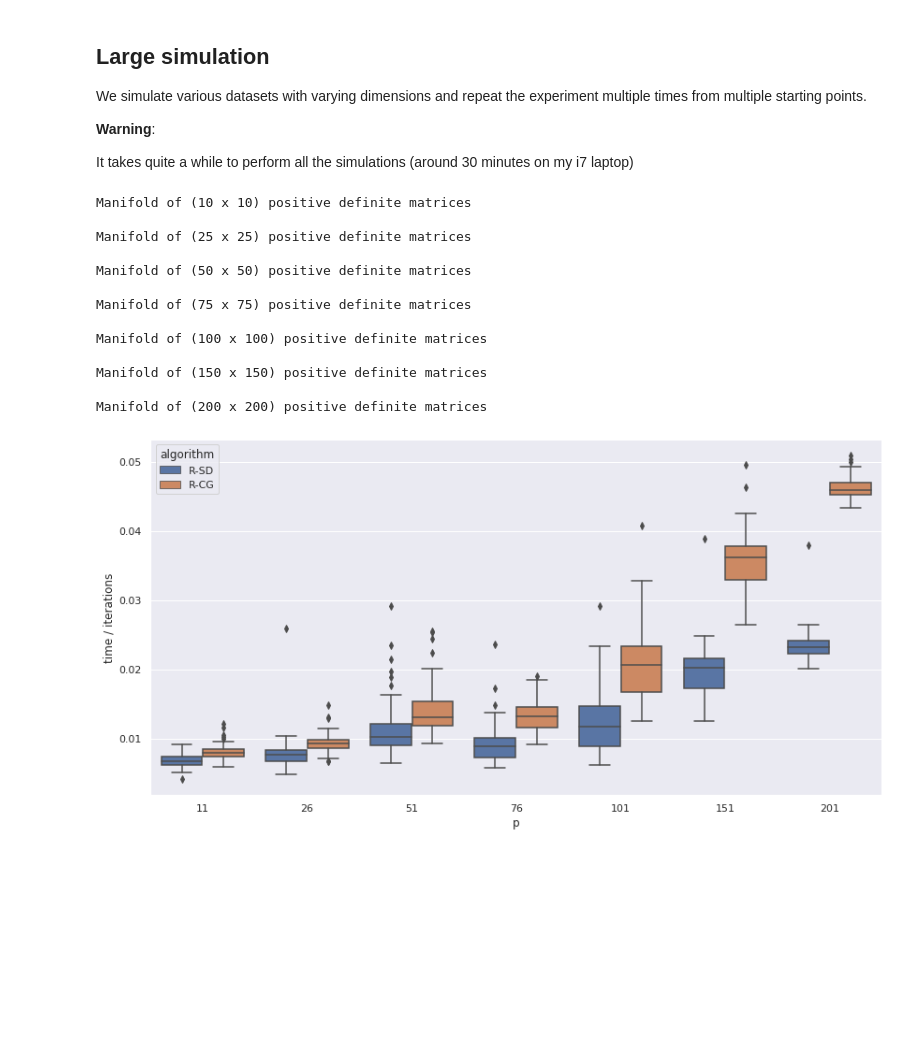
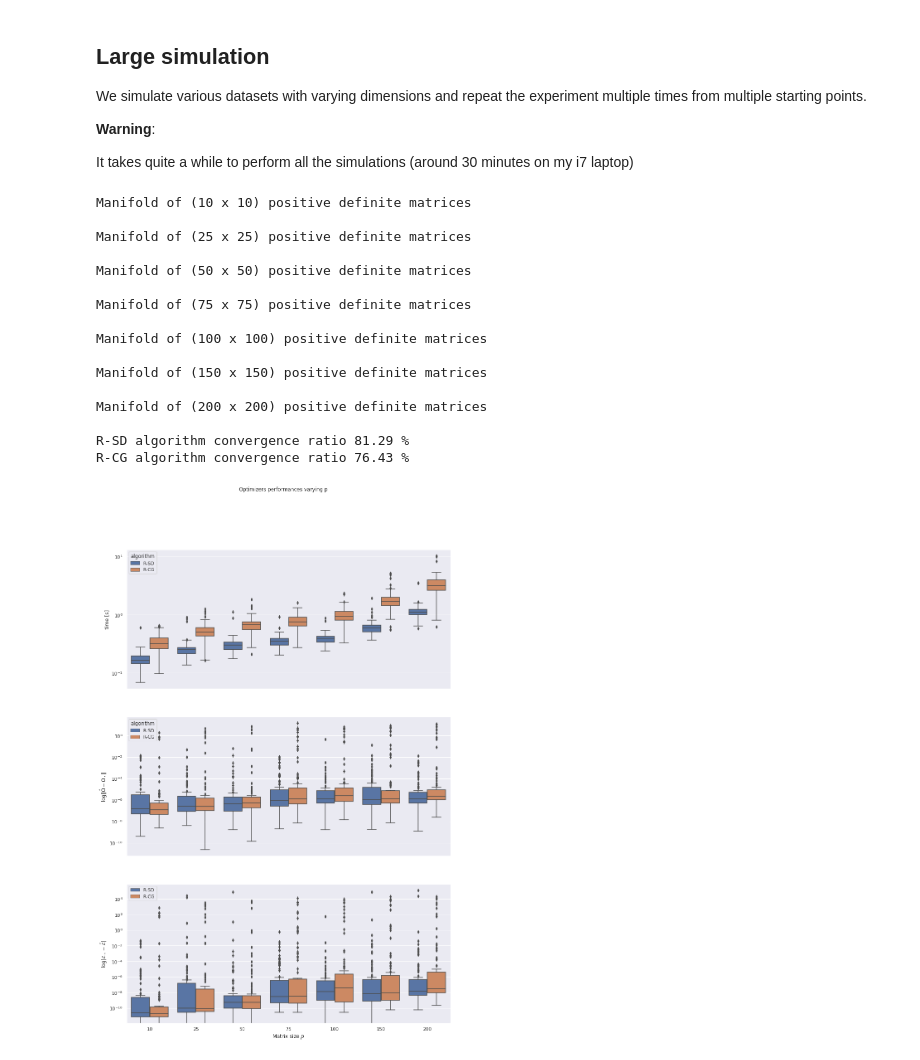
Before and after one commit to jschiavon/optispd, a Jupyter notebook: Simulation.ipynb, the cells around one changed output. Saved outputs shown, nothing was run; the diff lists cells and outputs as text; code cells hidden in the pictures; blank space fills up the shorter version.

Commit message:
fixed small bugs in simulation optimizer

```diff
--- a/Simulation.ipynb
+++ b/Simulation.ipynb
@@ -139,11 +138,11 @@ seed = 42
 RNG = random.PRNGKey(seed)
 
 n_samples = 1000
-ps = [10, 25, 50, 75, 100, 150, 200]
+ps = [10, 25, 50, 100, 150, 200]
 _tol = 1e-6
 
 n_test = 10
-n_reps = 5 # 10
+n_reps = 10
 
 tot_len = len(ps) * n_test * n_reps
 # %%
@@ -197,7 +196,7 @@ for p in ps:
 
             for opt in [optim_rsd, optim_rcg]:
                 result = opt.solve(fun_riem, gra_riem, x=init)
-                mat_dim[i] = p + 1
+                mat_dim[i] = p
                 times[i] = float(result.time)
                 iters[i] = int(result.nit)
                 fun_diff[i] = float(result.fun - true_fun)
@@ -205,7 +204,16 @@ for p in ps:
                 grnorm[i] = float(result.grnorm)
                 i += 1
 
-df = pd.DataFrame({'p': mat_dim, 'algorithm': algo, 'time': times, 'iterations': iters, 'time / iterations': times / iters, 'fun diff': np.abs(fun_diff), 'mat diff': mat_diff, 'gradient norm': grnorm})
+df = pd.DataFrame({'p': mat_dim, 'algorithm': algo,
+        'time': times, 'iterations': iters, 'time / iterations': times / iters,
+        'fun diff': jnp.abs(fun_diff), 'mat diff': mat_diff, 'gradient norm': grnorm})
+df.to_csv('sample_simulation.csv', index=False)
+
+
+df['convergence'] = df['fun diff'] < _tol
+
+print('R-SD algorithm convergence ratio {:.2f} %'.format(len(df[df.convergence & (df.algorithm == 'R-SD')]) / tot_len * 100.))
+print('R-CG algorithm convergence ratio {:.2f} %'.format(len(df[df.convergence & (df.algorithm == 'R-CG')]) / tot_len * 100.))
 # %% [output]
 Manifold of (10 x 10) positive definite matrices
 
@@ -220,9 +228,6 @@ Manifold of (100 x 100) positive definite matrices
 Manifold of (150 x 150) positive definite matrices
 
 Manifold of (200 x 200) positive definite matrices
+
+R-SD algorithm convergence ratio 81.29 %
+R-CG algorithm convergence ratio 76.43 %
-# %%
-sns.boxplot(data=df, x='p', y='time / iterations', hue='algorithm')
-#plt.yscale('log')
-plt.show()
-# %% [output]
-[figure, removed]
@@ -230,0 +234,24 @@ df.to_csv('sample_simulation.csv', index=False)
+# %%
+f, (ax1, ax2, ax3) = plt.subplots(3, 1, sharex=True, figsize=(14, 21))
+
+sns.boxplot(data=df, x='p', y='time', hue='algorithm', ax=ax1)
+ax1.set_yscale('log')
+
+ax1.set_xlabel('');
+ax1.set_ylabel('time [s]');
+
+sns.boxplot(data=df, x='p', y='mat diff', hue='algorithm', ax=ax2)
+ax2.set_yscale('log')
+ax2.set_xlabel('');
+ax2.set_ylabel(r'$\log\left\Vert\hat\Omega - \Omega_\star\right\Vert$');
+
+sns.boxplot(data=df, x='p', y='fun diff', hue='algorithm', ax=ax3)
+ax3.set_yscale('log')
+ax3.set_ylabel(r'$\log\vert\mathcal{L}_\star - \hat{\mathcal{L}}\vert$');
+
+f.suptitle('Optimizers performances varying p');
+plt.xlabel(r'Matrix size $p$');
+plt.legend();
+plt.show()
+# %% [output]
+[figure, added]
```
Also changed, not shown: parts of 4 cells of this notebook, 1 other file.
